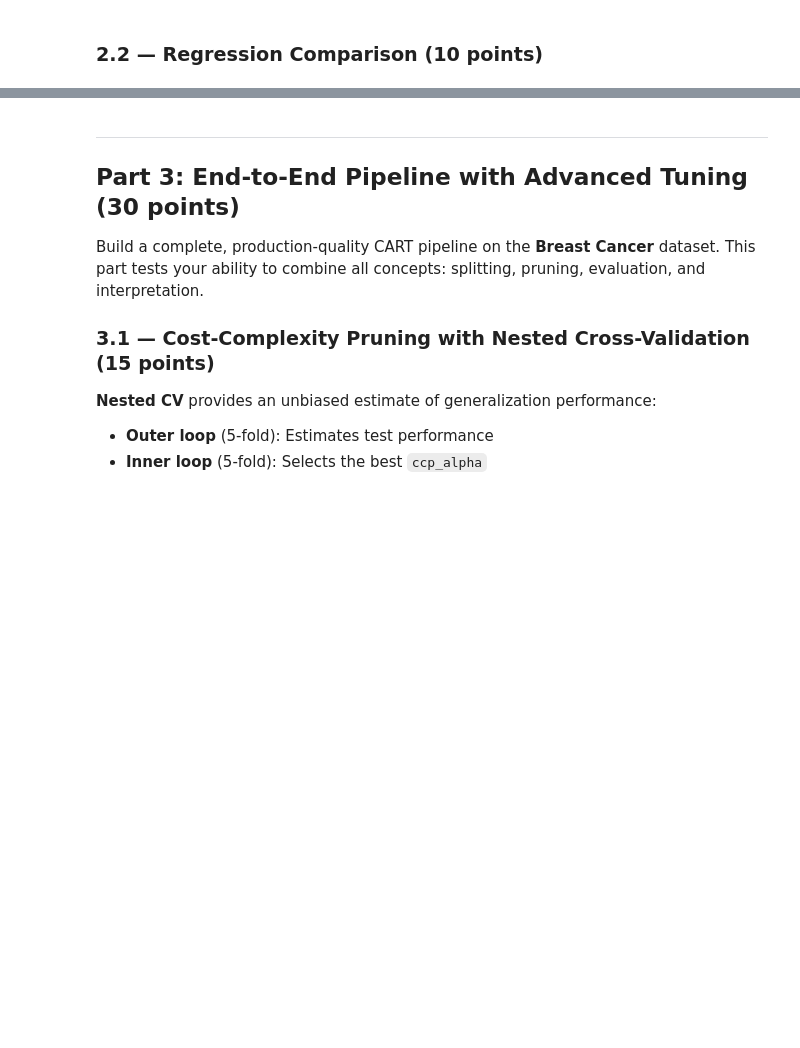
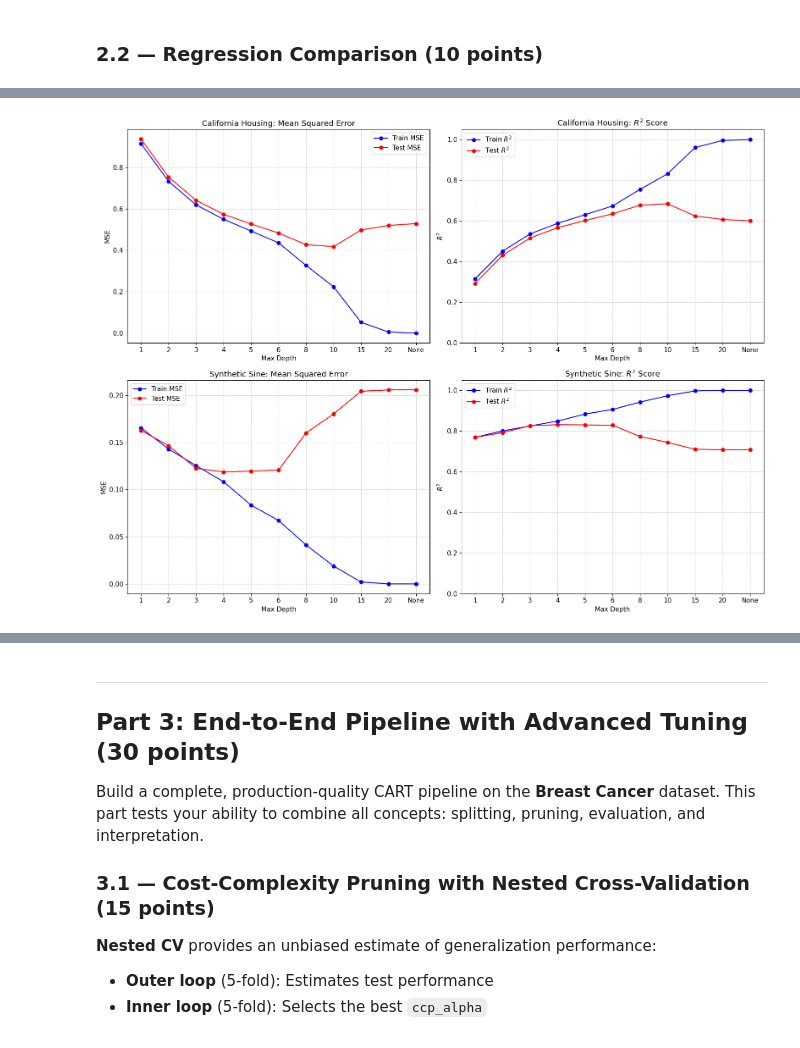
Before and after one commit to Shrxmy/25263CSDMachineLearning, a Jupyter notebook: [4] Group 8 - Module 4 - CART Lab Activity/CART_Lab_Activity.ipynb, the cells around one changed output, grey strips where cells are left out. Drawn from its saved outputs; the diff is of its cells as text; code cells hidden in the pictures; blank space fills up the shorter version.

```diff
--- a/[4] Group 8 - Module 4 - CART Lab Activity/CART_Lab_Activity.ipynb
+++ b/[4] Group 8 - Module 4 - CART Lab Activity/CART_Lab_Activity.ipynb
@@ -562,14 +653,65 @@ print(f"Synthetic Sine: {X_sin.shape[0]} samples, {X_sin.shape[1]} features")
 # %%
-# TODO 2.2a — Regression Depth Analysis (5 points)
-# For EACH regression dataset:
-#   1. Train/test split (75/25, random_state=42)
-#   2. For max_depth in [1, 2, 3, 4, 5, 6, 8, 10, 15, 20, None]:
-#      - Fit DecisionTreeRegressor
-#      - Record train MSE, test MSE, train R², test R²
-#   3. Create a 2x2 figure:
-#      - Row 1: California Housing (MSE plot, R² plot)
-#      - Row 2: Synthetic Sine (MSE plot, R² plot)
-#      Each plot has train and test curves.
+# 1. Define the datasets and depth range
+datasets_reg = [
+    ("California Housing", X_cal, y_cal),
+    ("Synthetic Sine", X_sin, y_sin)
+]
+depths = [1, 2, 3, 4, 5, 6, 8, 10, 15, 20, None]
+depth_labels = [str(d) for d in depths]
 
-pass
+# 3. Create a 2x2 figure
+fig, axes = plt.subplots(2, 2, figsize=(16, 12))
+
+for i, (name, X, y) in enumerate(datasets_reg):
+    # 1. Train/test split (75/25, random_state=42)
+    X_train, X_test, y_train, y_test = train_test_split(
+        X, y, test_size=0.25, random_state=42
+    )
+
+    # Storage for metrics
+    train_mse, test_mse = [], []
+    train_r2, test_r2 = [], []
+
+    # 2. Iterate through depths
+    for d in depths:
+        reg = DecisionTreeRegressor(max_depth=d, random_state=42)
+        reg.fit(X_train, y_train)
+
+        # Predictions
+        y_tr_pred = reg.predict(X_train)
+        y_te_pred = reg.predict(X_test)
+
+        # Record MSE
+        train_mse.append(mean_squared_error(y_train, y_tr_pred))
+        test_mse.append(mean_squared_error(y_test, y_te_pred))
+
+        # Record R²
+        train_r2.append(r2_score(y_train, y_tr_pred))
+        test_r2.append(r2_score(y_test, y_te_pred))
+
+    # Plotting Row i: [MSE Plot, R² Plot]
+
+    # MSE Plot (Left column)
+    axes[i, 0].plot(depth_labels, train_mse, 'o-', label='Train MSE', color='blue')
+    axes[i, 0].plot(depth_labels, test_mse, 'o-', label='Test MSE', color='red')
+    axes[i, 0].set_title(f'{name}: Mean Squared Error')
+    axes[i, 0].set_xlabel('Max Depth')
+    axes[i, 0].set_ylabel('MSE')
+    axes[i, 0].legend()
+    axes[i, 0].grid(True, linestyle='--', alpha=0.6)
+
+    # R² Plot (Right column)
+    axes[i, 1].plot(depth_labels, train_r2, 'o-', label='Train $R^2$', color='blue')
+    axes[i, 1].plot(depth_labels, test_r2, 'o-', label='Test $R^2$', color='red')
+    axes[i, 1].set_title(f'{name}: $R^2$ Score')
+    axes[i, 1].set_xlabel('Max Depth')
+    axes[i, 1].set_ylabel('$R^2$')
+    axes[i, 1].set_ylim(bottom=0, top=1.05) # R² usually stays within [0, 1] for these tasks
+    axes[i, 1].legend()
+    axes[i, 1].grid(True, linestyle='--', alpha=0.6)
+
+plt.tight_layout()
+plt.show()
+# %% [output]
+[figure, added]
 # %%
```
Also changed, not shown: parts of 7 cells of this notebook.
